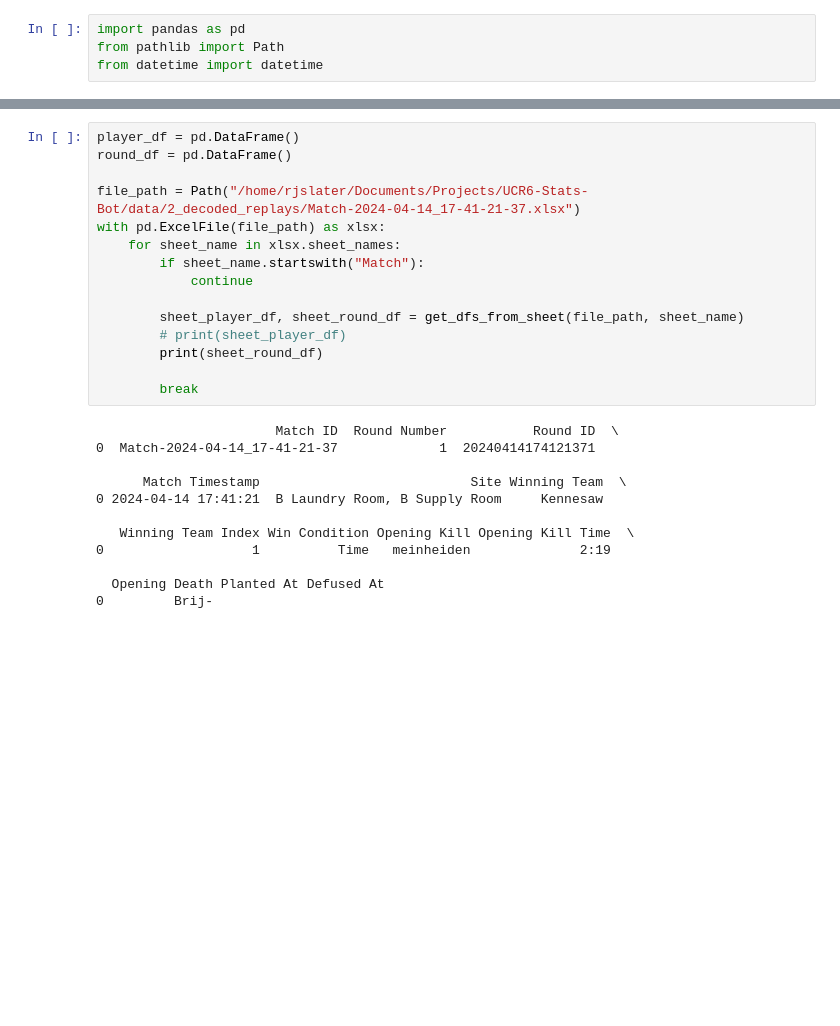
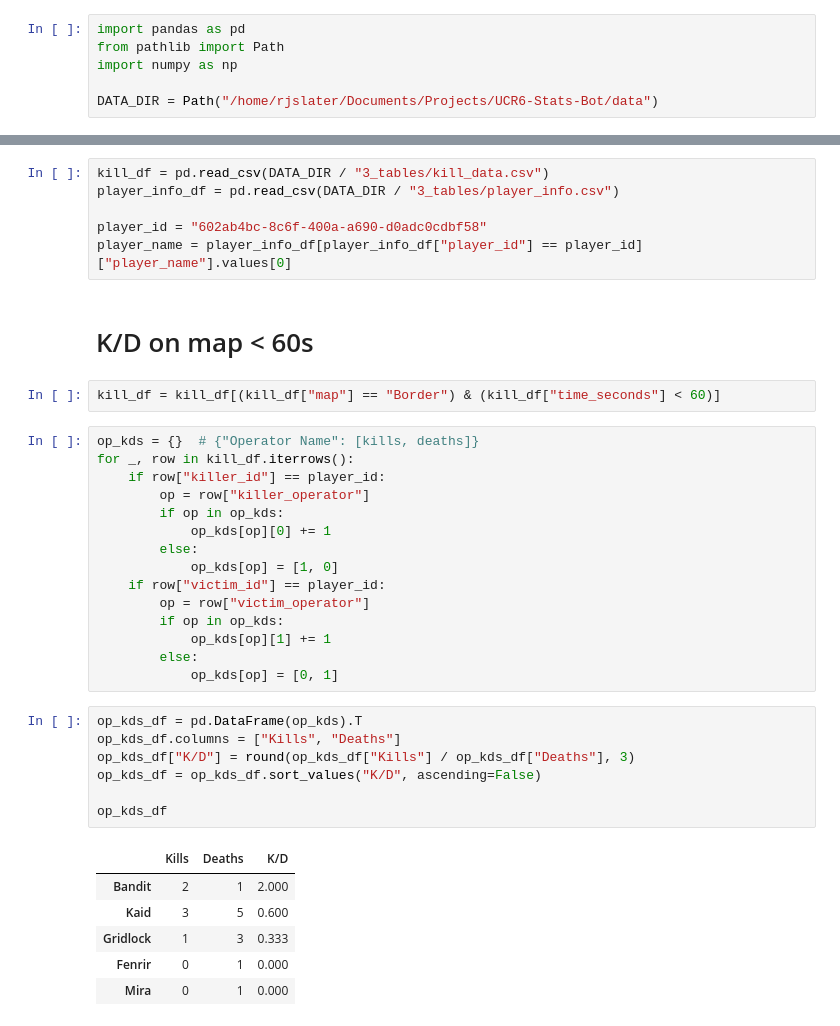
Before and after one commit to CodingPenguin1/UCR6-Stats-Bot, a Jupyter notebook: src/test.ipynb, the cells around one changed output, grey strips where cells are left out. Drawn from its saved outputs; the diff is of its cells as text; blank space fills up the shorter version.

Commit message:
Kill data and test plots

```diff
--- a/src/test.ipynb
+++ b/src/test.ipynb
@@ -1,4 +1,6 @@
 # %%
 import pandas as pd
 from pathlib import Path
-from datetime import datetime
+import numpy as np
+
+DATA_DIR = Path("/home/rjslater/Documents/Projects/UCR6-Stats-Bot/data")
@@ -59,27 +7,39 @@ def get_dfs_from_sheet(xlsx_path: Path, sheet_name: str):
-# %%
-player_df = pd.DataFrame()
-round_df = pd.DataFrame()
-
-file_path = Path("/home/rjslater/Documents/Projects/UCR6-Stats-Bot/data/2_decoded_replays/Match-2024-04-14_17-41-21-37.xlsx")
-with pd.ExcelFile(file_path) as xlsx:
-    for sheet_name in xlsx.sheet_names:
-        if sheet_name.startswith("Match"):
-            continue
-
-        sheet_player_df, sheet_round_df = get_dfs_from_sheet(file_path, sheet_name)
-        # print(sheet_player_df)
-        print(sheet_round_df)
-
-        break
-# %% [output]
-                       Match ID  Round Number           Round ID  \
-0  Match-2024-04-14_17-41-21-37             1  20240414174121371
-
-      Match Timestamp                           Site Winning Team  \
-0 2024-04-14 17:41:21  B Laundry Room, B Supply Room     Kennesaw
-
-   Winning Team Index Win Condition Opening Kill Opening Kill Time  \
-0                   1          Time   meinheiden              2:19
-
-  Opening Death Planted At Defused At
-0         Brij-
+# %%
+kill_df = pd.read_csv(DATA_DIR / "3_tables/kill_data.csv")
+player_info_df = pd.read_csv(DATA_DIR / "3_tables/player_info.csv")
+
+player_id = "602ab4bc-8c6f-400a-a690-d0adc0cdbf58"
+player_name = player_info_df[player_info_df["player_id"] == player_id]["player_name"].values[0]
+# %% [markdown]
+# K/D on map < 60s
+# %%
+kill_df = kill_df[(kill_df["map"] == "Border") & (kill_df["time_seconds"] < 60)]
+# %%
+op_kds = {}  # {"Operator Name": [kills, deaths]}
+for _, row in kill_df.iterrows():
+    if row["killer_id"] == player_id:
+        op = row["killer_operator"]
+        if op in op_kds:
+            op_kds[op][0] += 1
+        else:
+            op_kds[op] = [1, 0]
+    if row["victim_id"] == player_id:
+        op = row["victim_operator"]
+        if op in op_kds:
+            op_kds[op][1] += 1
+        else:
+            op_kds[op] = [0, 1]
+# %%
+op_kds_df = pd.DataFrame(op_kds).T
+op_kds_df.columns = ["Kills", "Deaths"]
+op_kds_df["K/D"] = round(op_kds_df["Kills"] / op_kds_df["Deaths"], 3)
+op_kds_df = op_kds_df.sort_values("K/D", ascending=False)
+
+op_kds_df
+# %% [output]
+|  | Kills | Deaths | K/D |
+| Bandit | 2 | 1 | 2.000 |
+| Kaid | 3 | 5 | 0.600 |
+| Gridlock | 1 | 3 | 0.333 |
+| Fenrir | 0 | 1 | 0.000 |
+| Mira | 0 | 1 | 0.000 |
```
Also changed, not shown: parts of 14 cells of this notebook, 1 other file.
